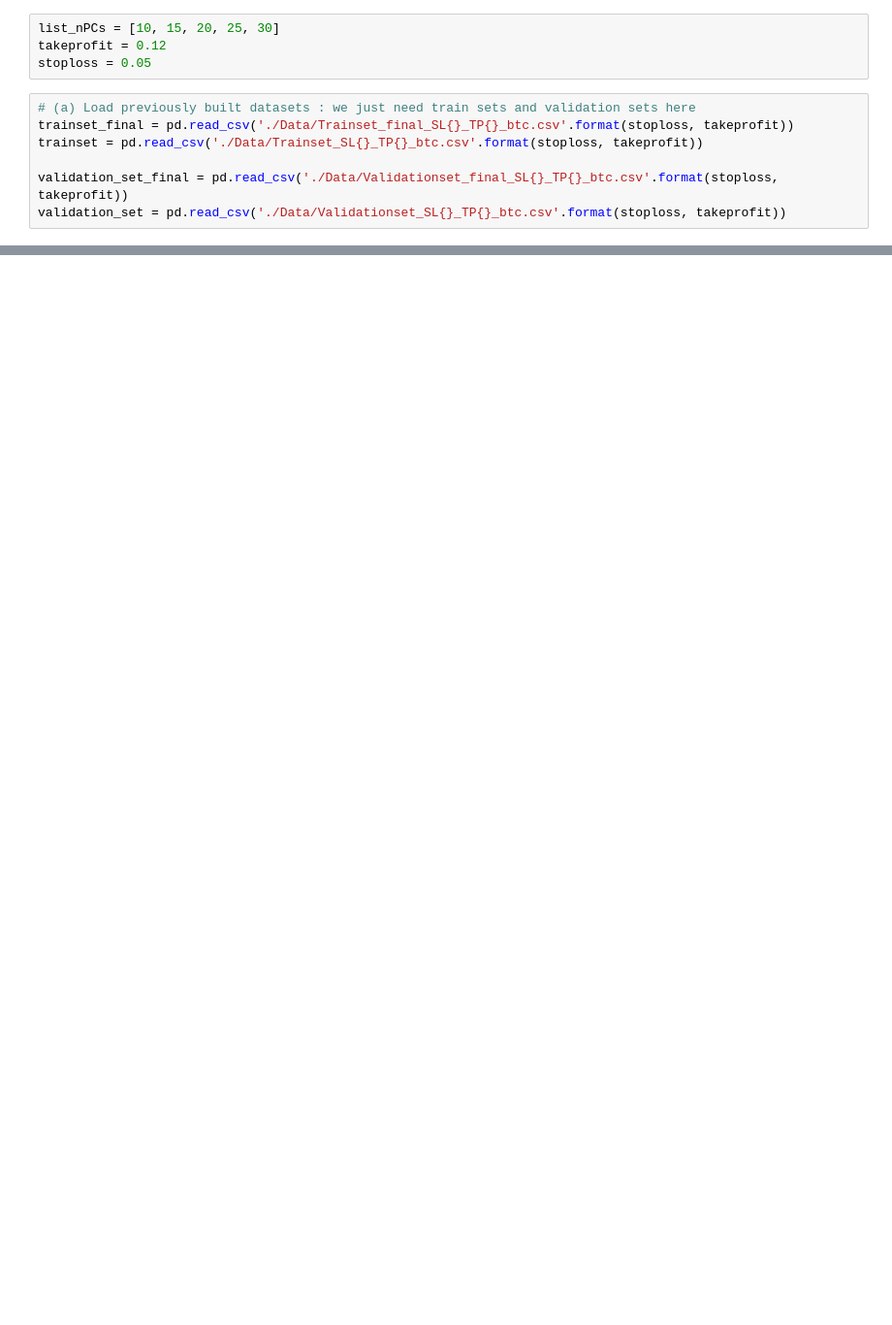
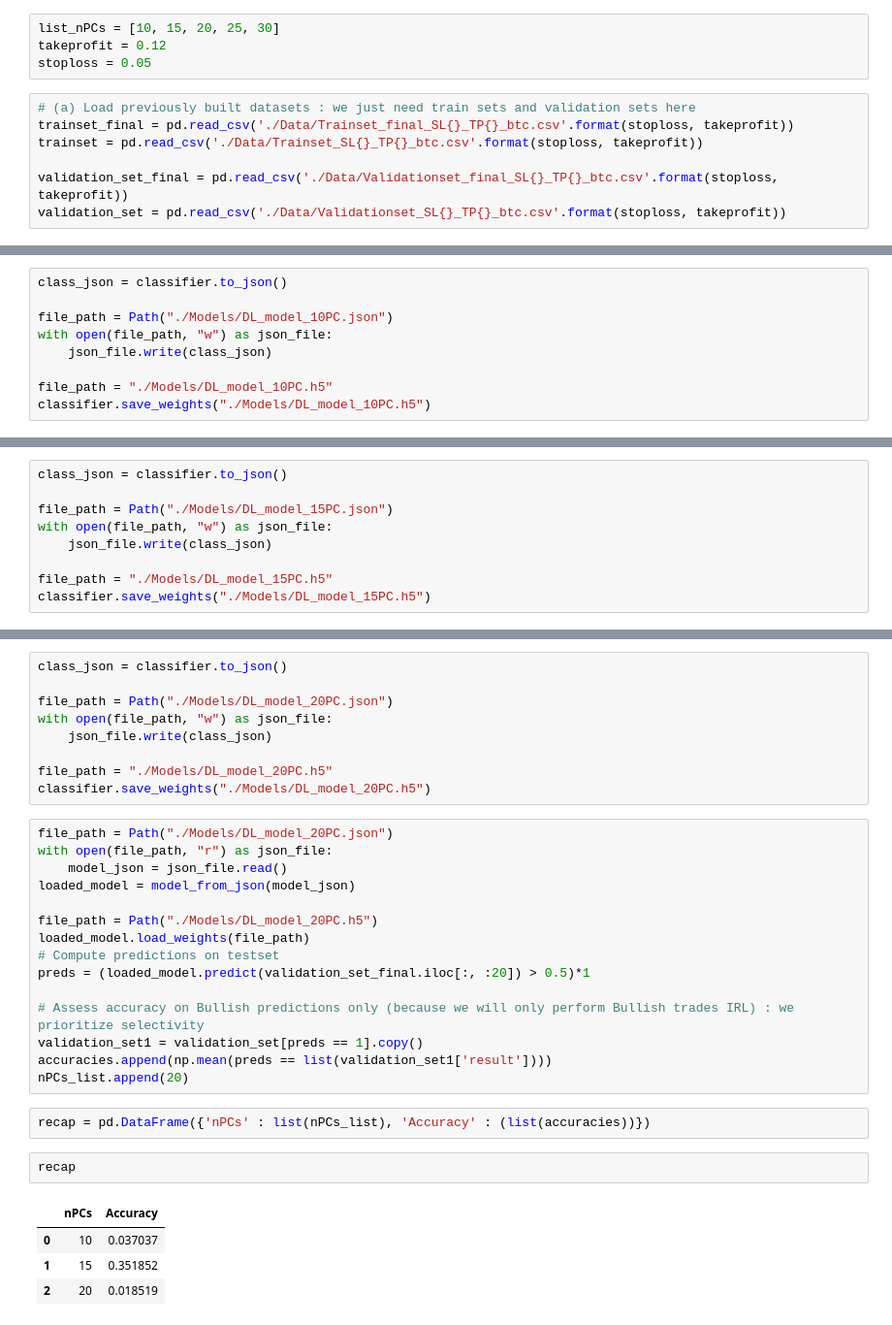
Before and after one commit to joshuatbond/Crypto_Deep_Learning_Proj, a Jupyter notebook: btc_build_train_DL.ipynb, the cells around one changed output, grey strips where cells are left out. Shown at 97% size. Saved outputs shown, nothing was run; the diff lists cells and outputs as text; blank space fills up the shorter version.

Commit message:
first part of DL models

```diff
--- a/btc_build_train_DL.ipynb
+++ b/btc_build_train_DL.ipynb
@@ -98,0 +108,9 @@ _________________________________________________________________
+# %%
+class_json = classifier.to_json()
+
+file_path = Path("./Models/DL_model_10PC.json")
+with open(file_path, "w") as json_file:
+    json_file.write(class_json)
+
+file_path = "./Models/DL_model_10PC.h5"
+classifier.save_weights("./Models/DL_model_10PC.h5")
@@ -125 +182,10 @@ _________________________________________________________________
+# %%
+class_json = classifier.to_json()
+
+file_path = Path("./Models/DL_model_15PC.json")
+with open(file_path, "w") as json_file:
+    json_file.write(class_json)
+
+file_path = "./Models/DL_model_15PC.h5"
+classifier.save_weights("./Models/DL_model_15PC.h5")
 # %%
@@ -141,0 +255,33 @@ print(recap)
+# %%
+class_json = classifier.to_json()
+
+file_path = Path("./Models/DL_model_20PC.json")
+with open(file_path, "w") as json_file:
+    json_file.write(class_json)
+
+file_path = "./Models/DL_model_20PC.h5"
+classifier.save_weights("./Models/DL_model_20PC.h5")
+# %%
+file_path = Path("./Models/DL_model_20PC.json")
+with open(file_path, "r") as json_file:
+    model_json = json_file.read()
+loaded_model = model_from_json(model_json)
+
+file_path = Path("./Models/DL_model_20PC.h5")
+loaded_model.load_weights(file_path)
+# Compute predictions on testset
+preds = (loaded_model.predict(validation_set_final.iloc[:, :20]) > 0.5)*1
+
+# Assess accuracy on Bullish predictions only (because we will only perform Bullish trades IRL) : we prioritize selectivity
+validation_set1 = validation_set[preds == 1].copy()
+accuracies.append(np.mean(preds == list(validation_set1['result'])))
+nPCs_list.append(20)
+# %%
+recap = pd.DataFrame({'nPCs' : list(nPCs_list), 'Accuracy' : (list(accuracies))})
+# %%
+recap
+# %% [output]
+|  | nPCs | Accuracy |
+| 0 | 10 | 0.037037 |
+| 1 | 15 | 0.351852 |
+| 2 | 20 | 0.018519 |
```
Also changed, not shown: parts of 8 cells of this notebook, 8 other files.
